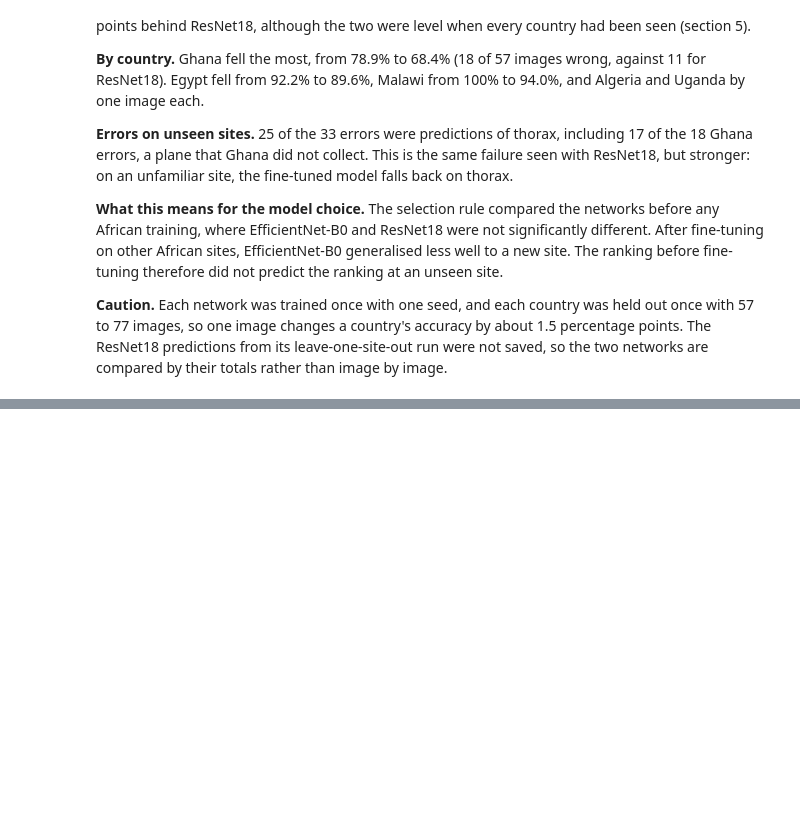
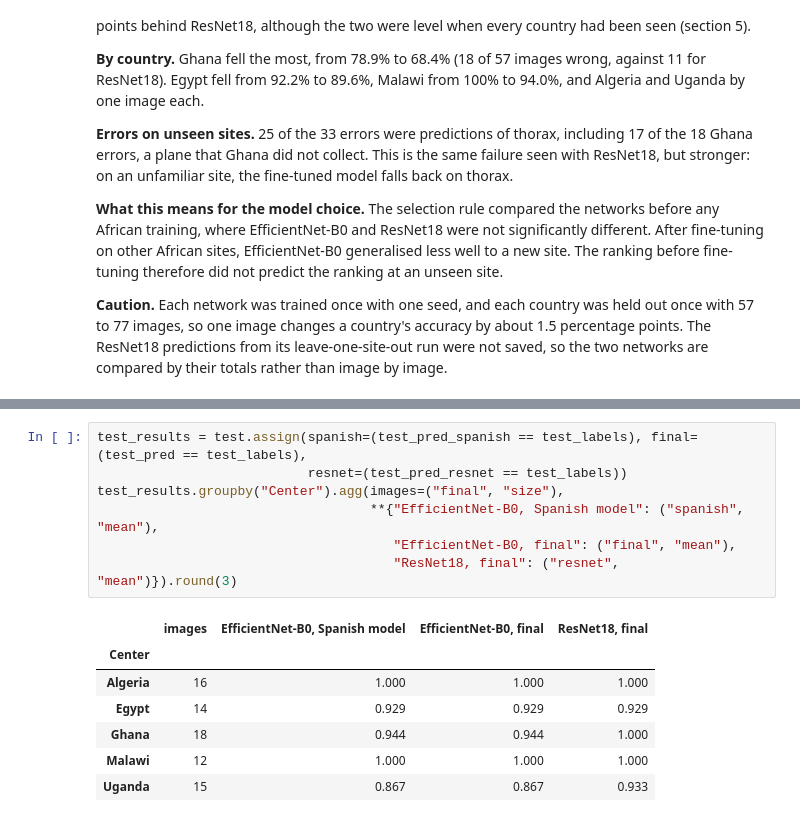
Before and after one commit to odunayoakinlade/fetal-ultrasound-plane-classification, a Jupyter notebook: phase3_modelling/notebooks/efficientnet_training.ipynb, the cells around one changed output, grey strips where cells are left out. Drawn from its saved outputs; the diff is of its cells as text; blank space fills up the shorter version.

```diff
--- a/phase3_modelling/notebooks/efficientnet_training.ipynb
+++ b/phase3_modelling/notebooks/efficientnet_training.ipynb
@@ -338,0 +415,15 @@ Misclassified images: 33 | of these, correct for the Spanish model: 17
+# %%
+test_results = test.assign(spanish=(test_pred_spanish == test_labels), final=(test_pred == test_labels),
+                           resnet=(test_pred_resnet == test_labels))
+test_results.groupby("Center").agg(images=("final", "size"),
+                                   **{"EfficientNet-B0, Spanish model": ("spanish", "mean"),
+                                      "EfficientNet-B0, final": ("final", "mean"),
+                                      "ResNet18, final": ("resnet", "mean")}).round(3)
+# %% [output]
+|  | images | EfficientNet-B0, Spanish model | EfficientNet-B0, final | ResNet18, final |
+| Center |  |  |  |  |
+| Algeria | 16 | 1.000 | 1.000 | 1.000 |
+| Egypt | 14 | 0.929 | 0.929 | 0.929 |
+| Ghana | 18 | 0.944 | 0.944 | 1.000 |
+| Malawi | 12 | 1.000 | 1.000 | 1.000 |
+| Uganda | 15 | 0.867 | 0.867 | 0.933 |
```
Also changed, not shown: parts of 9 cells of this notebook, 3 other files.
